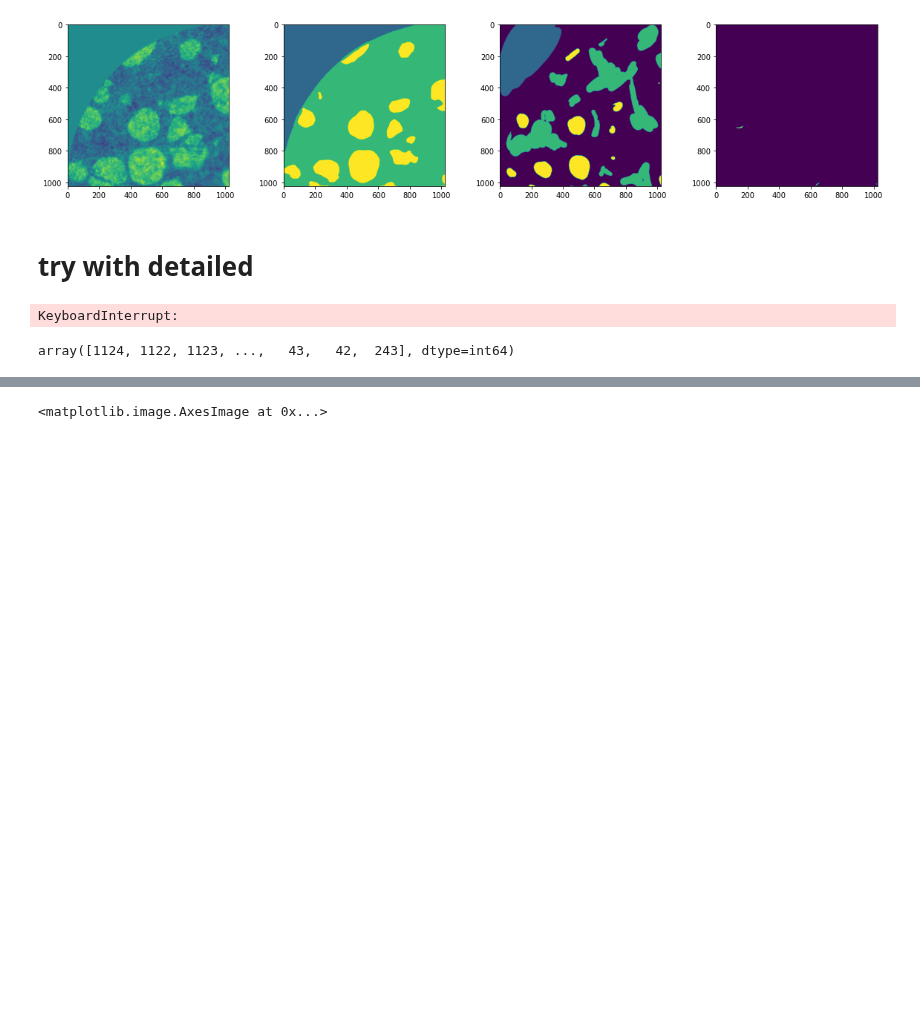
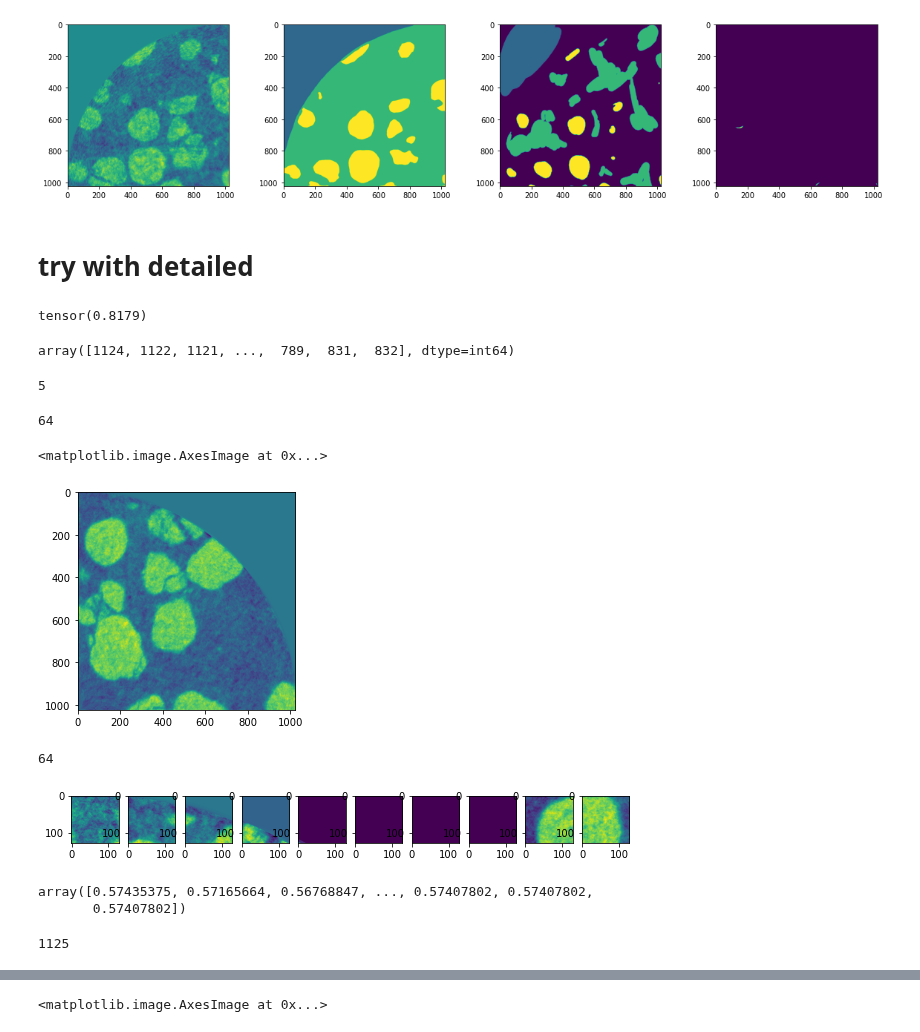
Before and after one commit to laura-rieger/segmenter, a Jupyter notebook: notebooks/Results.ipynb, the cells around one changed output, grey strips where cells are left out. Drawn from its saved outputs; the diff is of its cells as text; code cells hidden in the pictures; blank space fills up the shorter version.

```diff
--- a/notebooks/Results.ipynb
+++ b/notebooks/Results.ipynb
@@ -154,5 +154,24 @@ val_loader = DataLoader(val_set, shuffle=False, drop_last=True, batch_size = 16)
 # %%
-evaluate(net, val_loader,device, num_classes)
+ah = evaluate(net, val_loader,device, num_classes)
-# %% [output]
-KeyboardInterrupt:
+# %%
+ah
+# %% [output]
+tensor(0.8179)
+# %%
+test_old_ids
+# %% [output]
+array([1124, 1122, 1121, ...,  789,  831,  832], dtype=int64)
+# %%
+len(val_idxs)
+# %% [output]
+5
+# %%
+len(val_loader.dataset)
+# %% [output]
+64
+# %%
+plt.imshow(x[val_idxs[0]][0])
+# %% [output]
+<matplotlib.image.AxesImage at 0x...>
+[figure, added]
 # %%
@@ -160,4 +181,10 @@ test_ids = aq_cost_function_loader(net, device,val_loader,)
-# %%
-test_ids
-# %% [output]
-array([1124, 1122, 1123, ...,   43,   42,  243], dtype=int64)
+# %%
+len(test_ids)
+# %% [output]
+64
+# %%
+fig, axes = plt.subplots(ncols = 10, figsize = (10,2))
+for i in range(10):
+    axes[i].imshow(val_set[i][0][0])
+# %% [output]
+[figure, added]
@@ -163,0 +193,9 @@ array([1124, 1122, 1123, ...,   43,   42,  243], dtype=int64)
+# %%
+test_ids
+# %% [output]
+array([0.57435375, 0.57165664, 0.56768847, ..., 0.57407802, 0.57407802,
+       0.57407802])
+# %%
+len(val_set)
+# %% [output]
+1125
```
Also changed, not shown: parts of 15 cells of this notebook, 5 other files.
